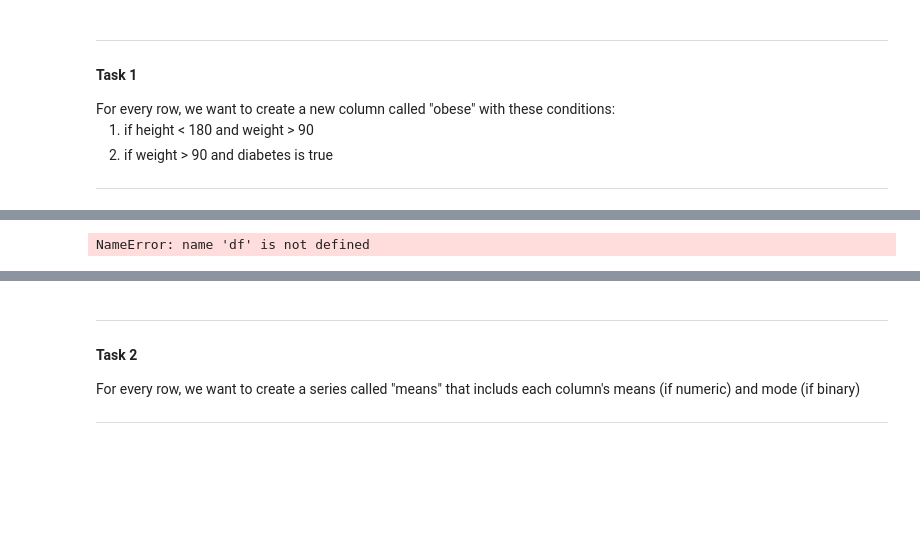
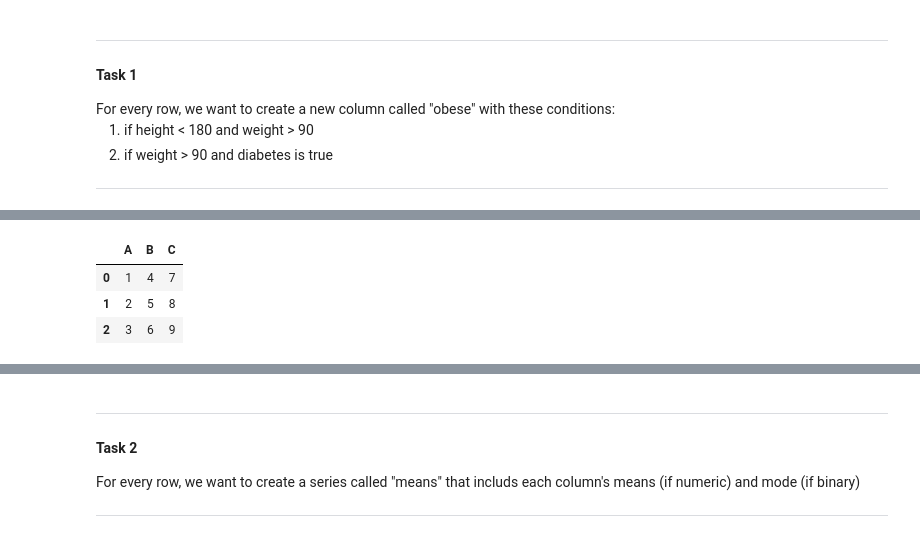
Before and after one commit to christophersoo/bdss-ws2526, a Jupyter notebook: week2/pandas2.ipynb, the cells around one changed output, grey strips where cells are left out. Saved outputs shown, nothing was run; the diff lists cells and outputs as text; code cells hidden in the pictures; blank space fills up the shorter version.

```diff
--- a/week2/pandas2.ipynb
+++ b/week2/pandas2.ipynb
@@ -91,13 +101,11 @@ df
 # %%
-def is_obese(row):
-  if row["height"] < 180 and row["weight"] > 90:
-    return True
-  elif row["weight"] > 90 and row["diabetes"] == "Yes":
-    return True
-  else:
-    return False
+# Example dataframe
 
-df["obese"] = df.apply(is_obese, axis=1)
-df
+df_test = pd.DataFrame({"A": [1, 2, 3], "B": [4, 5, 6], "C": [7, 8, 9]})
+
+df_test
 # %% [output]
-NameError: name 'df' is not defined
+|  | A | B | C |
+| 0 | 1 | 4 | 7 |
+| 1 | 2 | 5 | 8 |
+| 2 | 3 | 6 | 9 |
```
Also changed, not shown: parts of 12 cells of this notebook.
